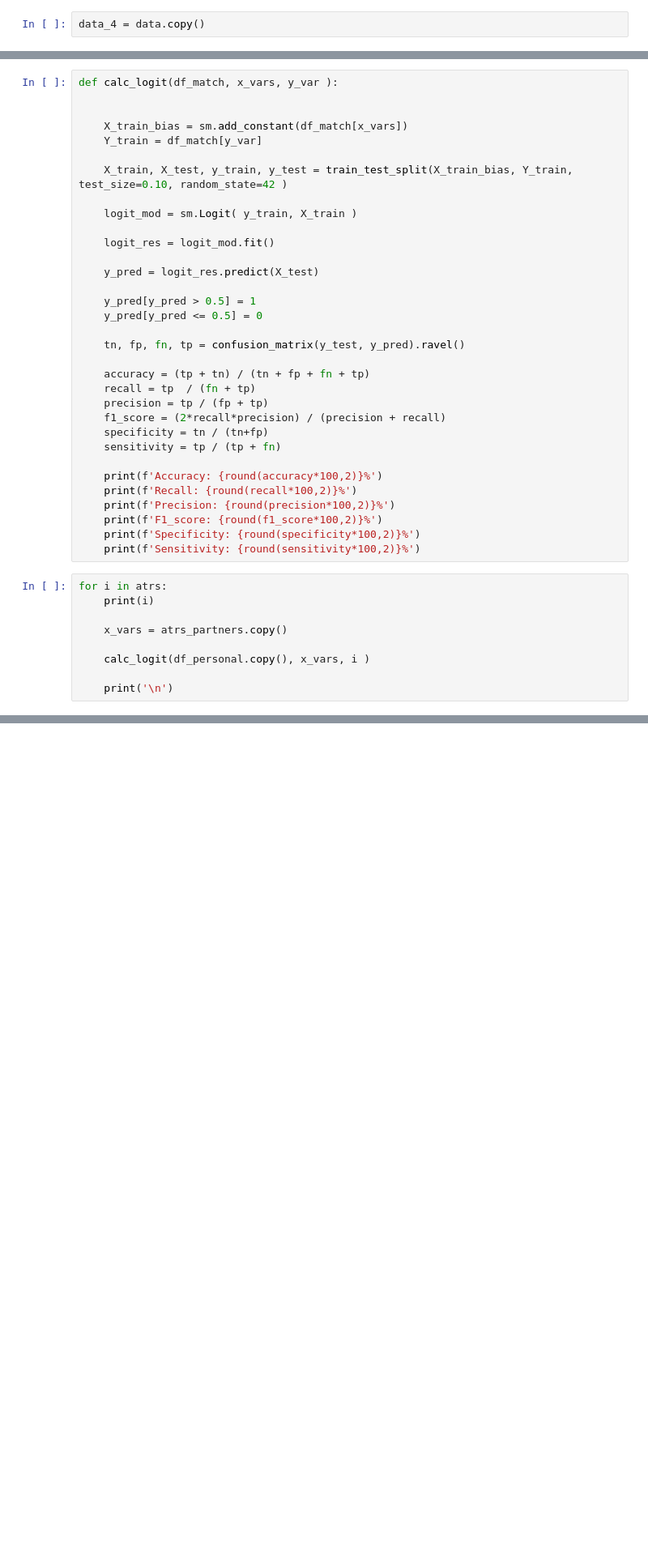
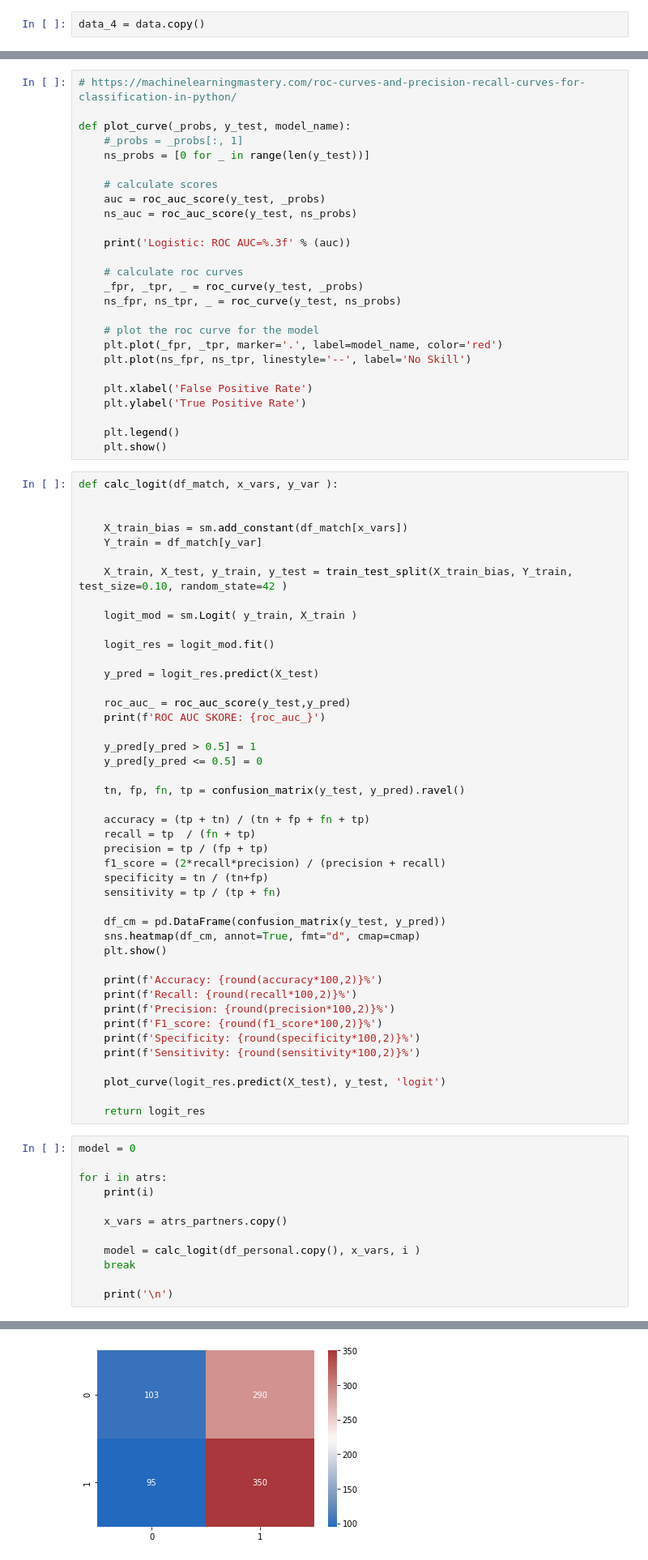
Before and after one commit to JozifekSVK/OZNAL, a Jupyter notebook: Hypothesis.ipynb, the cells around one changed output, grey strips where cells are left out. Shown at 81% size. Cells and saved outputs as stored; diff of their text form; blank space fills up the shorter version.

```diff
--- a/Hypothesis.ipynb
+++ b/Hypothesis.ipynb
@@ -902,6 +902,32 @@ for i in atrs:
     df_personal[i+'_partners'] = df_personal[i+'_partners'] > mean_i
 
 df_personal = df_personal.replace({True:1,False:0})
+# %%
+# https://machinelearningmastery.com/roc-curves-and-precision-recall-curves-for-classification-in-python/
+
+def plot_curve(_probs, y_test, model_name):
+    #_probs = _probs[:, 1]
+    ns_probs = [0 for _ in range(len(y_test))]
+
+    # calculate scores
+    auc = roc_auc_score(y_test, _probs)
+    ns_auc = roc_auc_score(y_test, ns_probs)
+
+    print('Logistic: ROC AUC=%.3f' % (auc))
+
+    # calculate roc curves
+    _fpr, _tpr, _ = roc_curve(y_test, _probs)
+    ns_fpr, ns_tpr, _ = roc_curve(y_test, ns_probs)
+
+    # plot the roc curve for the model
+    plt.plot(_fpr, _tpr, marker='.', label=model_name, color='red')
+    plt.plot(ns_fpr, ns_tpr, linestyle='--', label='No Skill')
+
+    plt.xlabel('False Positive Rate')
+    plt.ylabel('True Positive Rate')
+
+    plt.legend()
+    plt.show()
 # %%
 def calc_logit(df_match, x_vars, y_var ):
 
@@ -917,6 +943,9 @@ def calc_logit(df_match, x_vars, y_var ):
 
     y_pred = logit_res.predict(X_test)
 
+    roc_auc_ = roc_auc_score(y_test,y_pred)
+    print(f'ROC AUC SKORE: {roc_auc_}')
+
     y_pred[y_pred > 0.5] = 1
     y_pred[y_pred <= 0.5] = 0
 
@@ -929,19 +958,30 @@ def calc_logit(df_match, x_vars, y_var ):
     specificity = tn / (tn+fp)
     sensitivity = tp / (tp + fn)
 
+    df_cm = pd.DataFrame(confusion_matrix(y_test, y_pred))
+    sns.heatmap(df_cm, annot=True, fmt="d", cmap=cmap)
+    plt.show()
+
     print(f'Accuracy: {round(accuracy*100,2)}%')
     print(f'Recall: {round(recall*100,2)}%')
     print(f'Precision: {round(precision*100,2)}%')
     print(f'F1_score: {round(f1_score*100,2)}%')
     print(f'Specificity: {round(specificity*100,2)}%')
     print(f'Sensitivity: {round(sensitivity*100,2)}%')
+
+    plot_curve(logit_res.predict(X_test), y_test, 'logit')
+
+    return logit_res
 # %%
+model = 0
+
 for i in atrs:
     print(i)
 
     x_vars = atrs_partners.copy()
 
-    calc_logit(df_personal.copy(), x_vars, i )
+    model = calc_logit(df_personal.copy(), x_vars, i )
+    break
 
     print('\n')
 # %% [output]
@@ -964,0 +993 @@ Sensitivity: 17.73%
+[figure, added]
```
Also changed, not shown: parts of 11 cells of this notebook.
